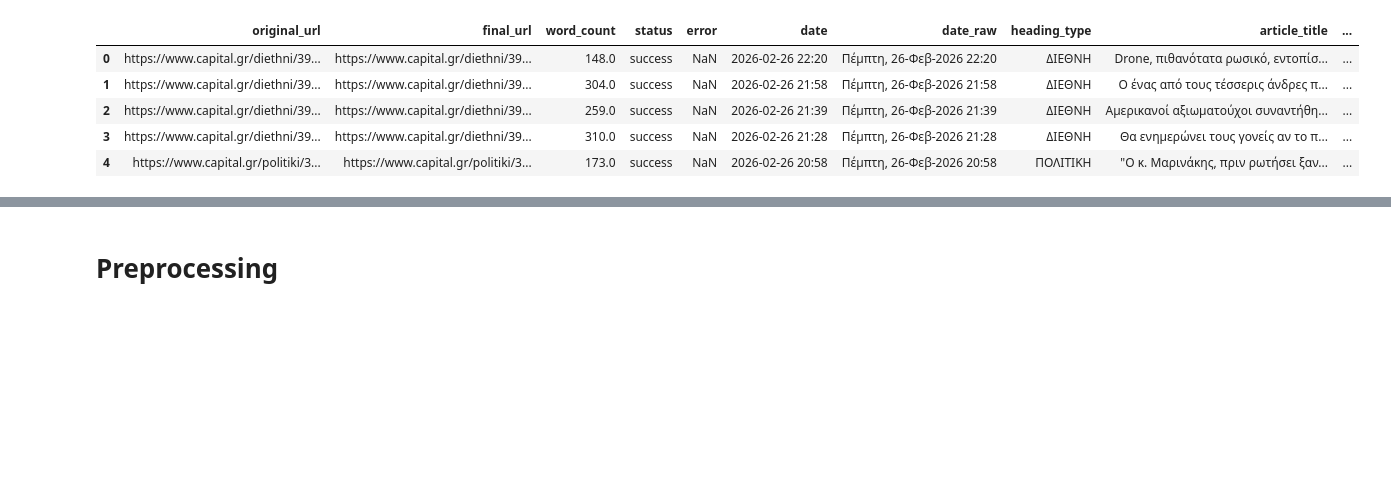
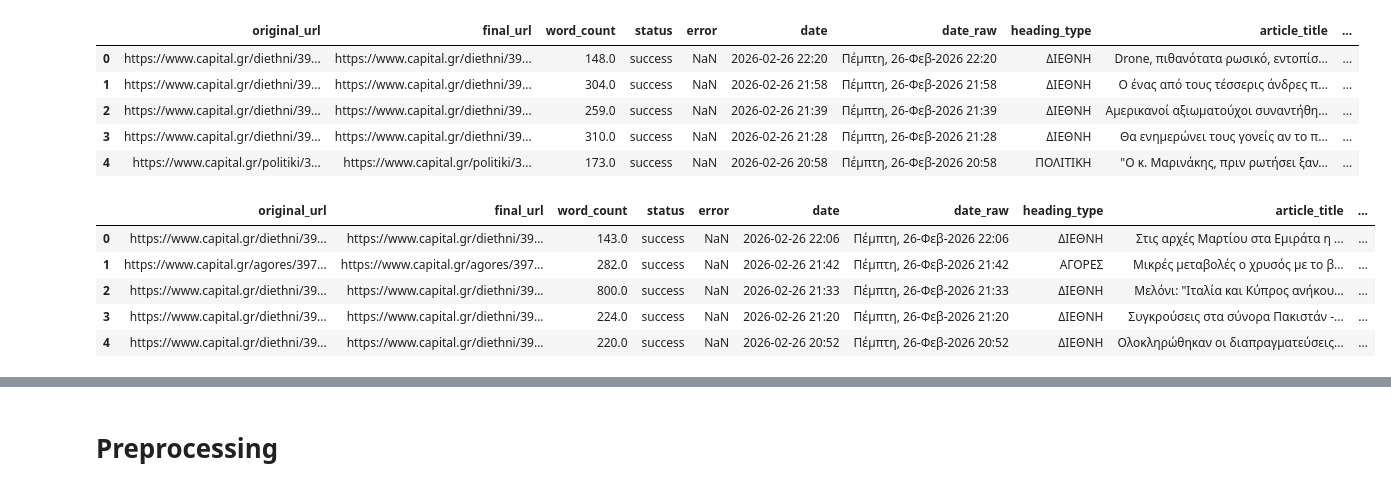
Before and after one commit to Swkratis210204/TextDataInEconomics, a Jupyter notebook: phase1/phase1.ipynb, the cells around one changed output, grey strips where cells are left out. Cells and saved outputs as stored; diff of their text form; code cells hidden in the pictures; blank space fills up the shorter version.

```diff
--- a/phase1/phase1.ipynb
+++ b/phase1/phase1.ipynb
@@ -42,3 +43,12 @@ news1_df.head()
 | 2 | https://www.capital.gr/diethni/39... | https://www.capital.gr/diethni/39... | 259.0 | success | NaN | 2026-02-26 21:39 | Πέμπτη, 26-Φεβ-2026 21:39 | ΔΙΕΘΝΗ | Αμερικανοί αξιωματούχοι συναντήθη... | ... |
 | 3 | https://www.capital.gr/diethni/39... | https://www.capital.gr/diethni/39... | 310.0 | success | NaN | 2026-02-26 21:28 | Πέμπτη, 26-Φεβ-2026 21:28 | ΔΙΕΘΝΗ | Θα ενημερώνει τους γονείς αν το π... | ... |
 | 4 | https://www.capital.gr/politiki/3... | https://www.capital.gr/politiki/3... | 173.0 | success | NaN | 2026-02-26 20:58 | Πέμπτη, 26-Φεβ-2026 20:58 | ΠΟΛΙΤΙΚΗ | "Ο κ. Μαρινάκης, πριν ρωτήσει ξαν... | ... |
+# %%
+news2_df.head()
+# %% [output]
+|  | original_url | final_url | word_count | status | error | date | date_raw | heading_type | article_title | ... |
+| 0 | https://www.capital.gr/diethni/39... | https://www.capital.gr/diethni/39... | 143.0 | success | NaN | 2026-02-26 22:06 | Πέμπτη, 26-Φεβ-2026 22:06 | ΔΙΕΘΝΗ | Στις αρχές Μαρτίου στα Εμιράτα η ... | ... |
+| 1 | https://www.capital.gr/agores/397... | https://www.capital.gr/agores/397... | 282.0 | success | NaN | 2026-02-26 21:42 | Πέμπτη, 26-Φεβ-2026 21:42 | ΑΓΟΡΕΣ | Μικρές μεταβολές ο χρυσός με το β... | ... |
+| 2 | https://www.capital.gr/diethni/39... | https://www.capital.gr/diethni/39... | 800.0 | success | NaN | 2026-02-26 21:33 | Πέμπτη, 26-Φεβ-2026 21:33 | ΔΙΕΘΝΗ | Μελόνι: "Ιταλία και Κύπρος ανήκου... | ... |
+| 3 | https://www.capital.gr/diethni/39... | https://www.capital.gr/diethni/39... | 224.0 | success | NaN | 2026-02-26 21:20 | Πέμπτη, 26-Φεβ-2026 21:20 | ΔΙΕΘΝΗ | Συγκρούσεις στα σύνορα Πακιστάν -... | ... |
+| 4 | https://www.capital.gr/diethni/39... | https://www.capital.gr/diethni/39... | 220.0 | success | NaN | 2026-02-26 20:52 | Πέμπτη, 26-Φεβ-2026 20:52 | ΔΙΕΘΝΗ | Ολοκληρώθηκαν οι διαπραγματεύσεις... | ... |
```
Also changed, not shown: parts of 16 cells of this notebook.
